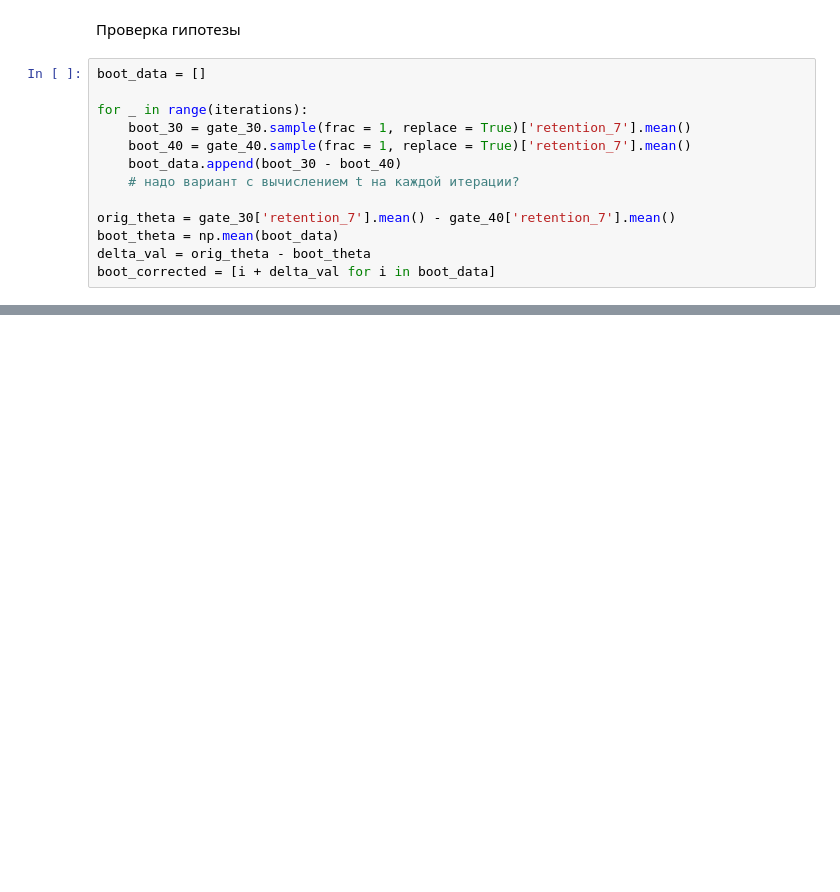
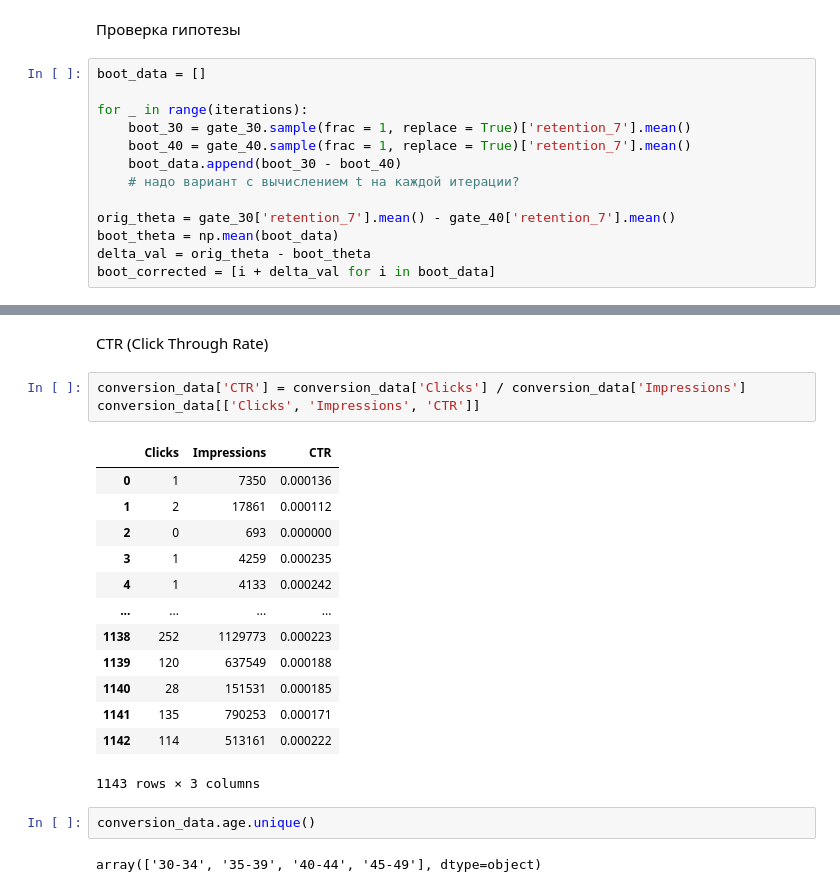
Before and after one commit to AlexJackalope/A-B-testing, a Jupyter notebook: 3-Bootstrapping-Ratio-Delta/classwork.ipynb, the cells around one changed output, grey strips where cells are left out. Drawn from its saved outputs; the diff is of its cells as text; blank space fills up the shorter version.

```diff
--- a/3-Bootstrapping-Ratio-Delta/classwork.ipynb
+++ b/3-Bootstrapping-Ratio-Delta/classwork.ipynb
@@ -170,0 +204,23 @@ plt.axvline(x=sr.quantile(right_ci), color='green', linestyle='--')
+# %% [markdown]
+CTR (Click Through Rate)
+# %%
+conversion_data['CTR'] = conversion_data['Clicks'] / conversion_data['Impressions']
+conversion_data[['Clicks', 'Impressions', 'CTR']]
+# %% [output]
+|  | Clicks | Impressions | CTR |
+| 0 | 1 | 7350 | 0.000136 |
+| 1 | 2 | 17861 | 0.000112 |
+| 2 | 0 | 693 | 0.000000 |
+| 3 | 1 | 4259 | 0.000235 |
+| 4 | 1 | 4133 | 0.000242 |
+| ... | ... | ... | ... |
+| 1138 | 252 | 1129773 | 0.000223 |
+| 1139 | 120 | 637549 | 0.000188 |
+| 1140 | 28 | 151531 | 0.000185 |
+| 1141 | 135 | 790253 | 0.000171 |
+| 1142 | 114 | 513161 | 0.000222 |
+1143 rows × 3 columns
+# %%
+conversion_data.age.unique()
+# %% [output]
+array(['30-34', '35-39', '40-44', '45-49'], dtype=object)
```
Also changed, not shown: parts of 20 cells of this notebook, 1 other file.
